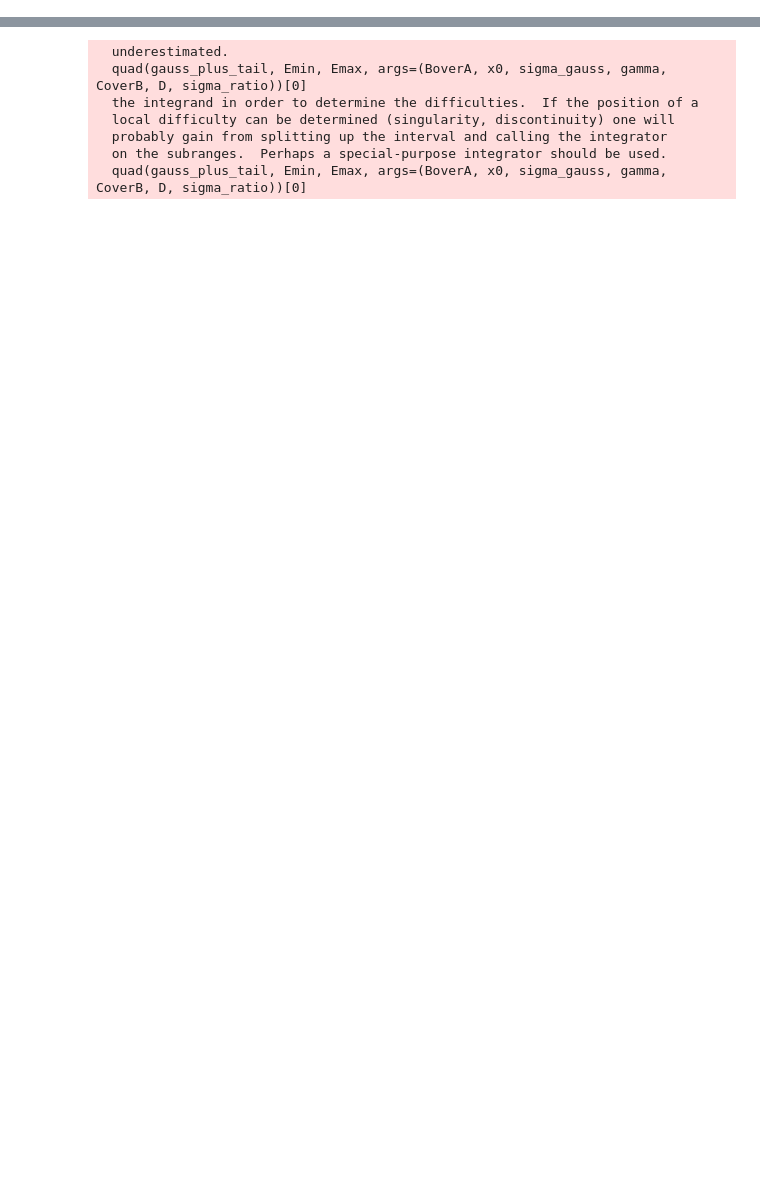
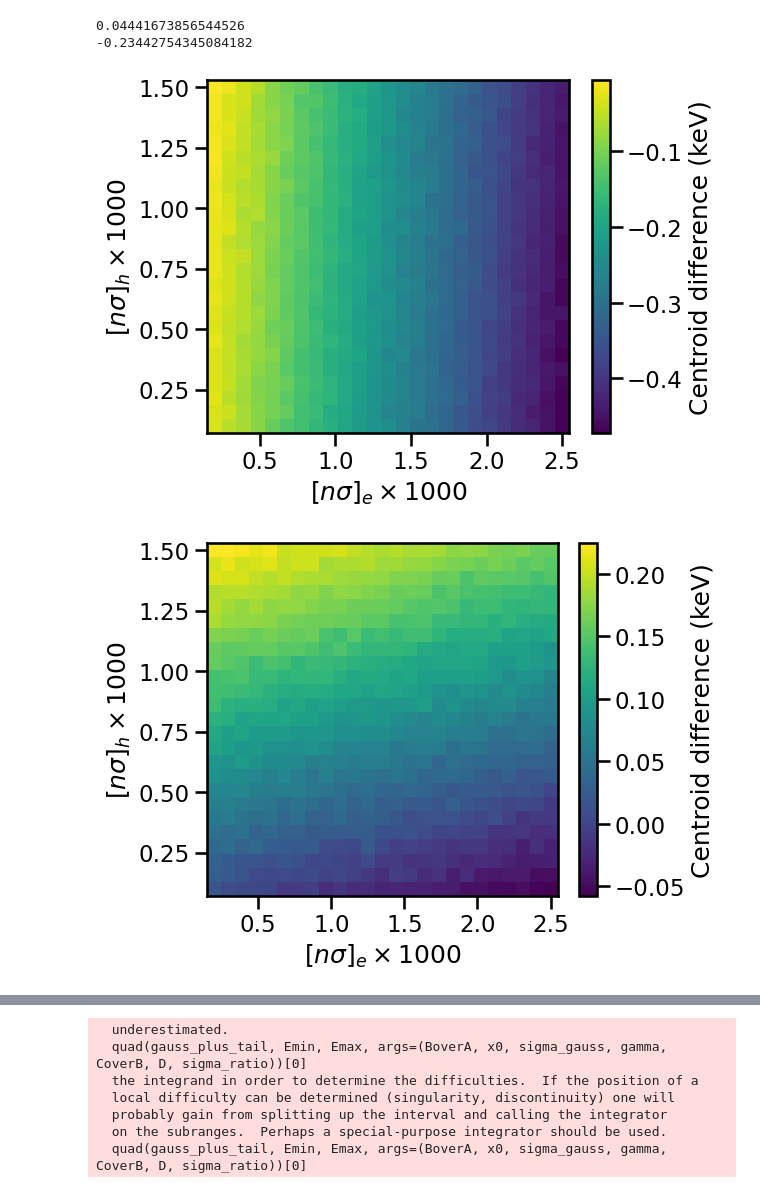
Before and after one commit to snpike/COSITrapping, a Jupyter notebook: Am241_mapping.ipynb, the cells around one changed output, grey strips where cells are left out. Cells and saved outputs as stored; diff of their text form; code cells hidden in the pictures; blank space fills up the shorter version.

```diff
--- a/Am241_mapping.ipynb
+++ b/Am241_mapping.ipynb
@@ -25,0 +279,49 @@ plot_dir = '/home/cosilab/CalibrationData/figures/'
+# %%
+plt.figure()
+plt.pcolormesh(*np.meshgrid(eprod_grid, hprod_grid, indexing='ij'), ediff_grid)
+plt.xlabel(r'$[n\sigma]_{e} \times 1000$')
+plt.ylabel(r'$[n\sigma]_{h} \times 1000$')
+plt.colorbar(label = 'Centroid difference (keV)')
+plt.tight_layout()
+plt.savefig(plot_dir + 'preLL/trappingprod_to_ediff_grid.pdf')
+
+plt.figure()
+plt.pcolormesh(*np.meshgrid(eprod_grid, hprod_grid, indexing='ij'), hdiff_grid)
+plt.xlabel(r'$[n\sigma]_{e} \times 1000$')
+plt.ylabel(r'$[n\sigma]_{h} \times 1000$')
+plt.colorbar(label = 'Centroid difference (keV)')
+plt.tight_layout()
+plt.savefig(plot_dir + 'preLL/trappingprod_to_hdiff_grid.pdf')
+
+random_depths_AC = inv_cdf(np.random.random(size = n_events), mfp)
+random_depths_DC = inv_cdf(np.random.random(size = n_events), -mfp)
+Eh_z = CubicSpline(depth_grid, Am_line*h_cce(1.3, 0.540))
+random_Eh_AC = Eh_z(random_depths_AC) + np.random.normal(loc=0.0, scale=1., size=n_events)
+random_Eh_DC = Eh_z(random_depths_DC) + np.random.normal(loc=0.0, scale=1., size=n_events)
+
+Ee_z = CubicSpline(depth_grid, Am_line*e_cce(1.3, 0.540))
+random_Ee_AC = Ee_z(random_depths_AC) + np.random.normal(loc=0.0, scale=1., size=n_events)
+random_Ee_DC = Ee_z(random_depths_DC) + np.random.normal(loc=0.0, scale=1., size=n_events)
+
+print(np.mean(random_Eh_AC) - np.mean(random_Eh_DC))
+print(np.mean(random_Ee_AC) - np.mean(random_Ee_DC))
+
+plt.figure()
+plt.hist(random_depths_AC, bins = 50)
+plt.hist(random_depths_DC, bins = 50)
+plt.show()
+
+plt.figure()
+plt.hist(random_Eh_AC, bins = 50)
+plt.hist(random_Eh_DC, bins = 50)
+plt.show()
+
+plt.figure()
+plt.hist(random_Ee_AC, bins = 50)
+plt.hist(random_Ee_DC, bins = 50)
+plt.show()
+# %% [output]
+0.04441673856544526
+-0.23442754345084182
+[figure, added]
+[figure, added]
```
Also changed, not shown: parts of 34 cells of this notebook, 12 other files.
